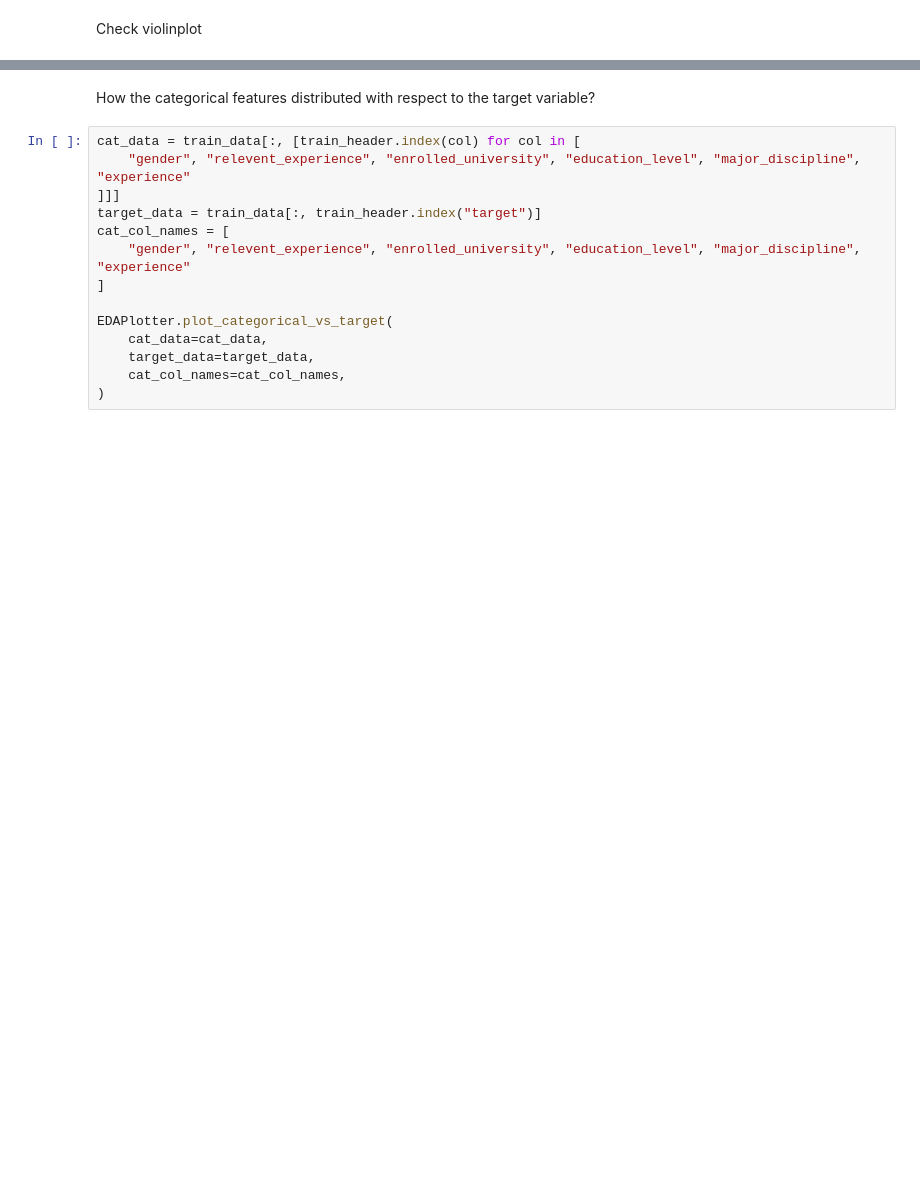
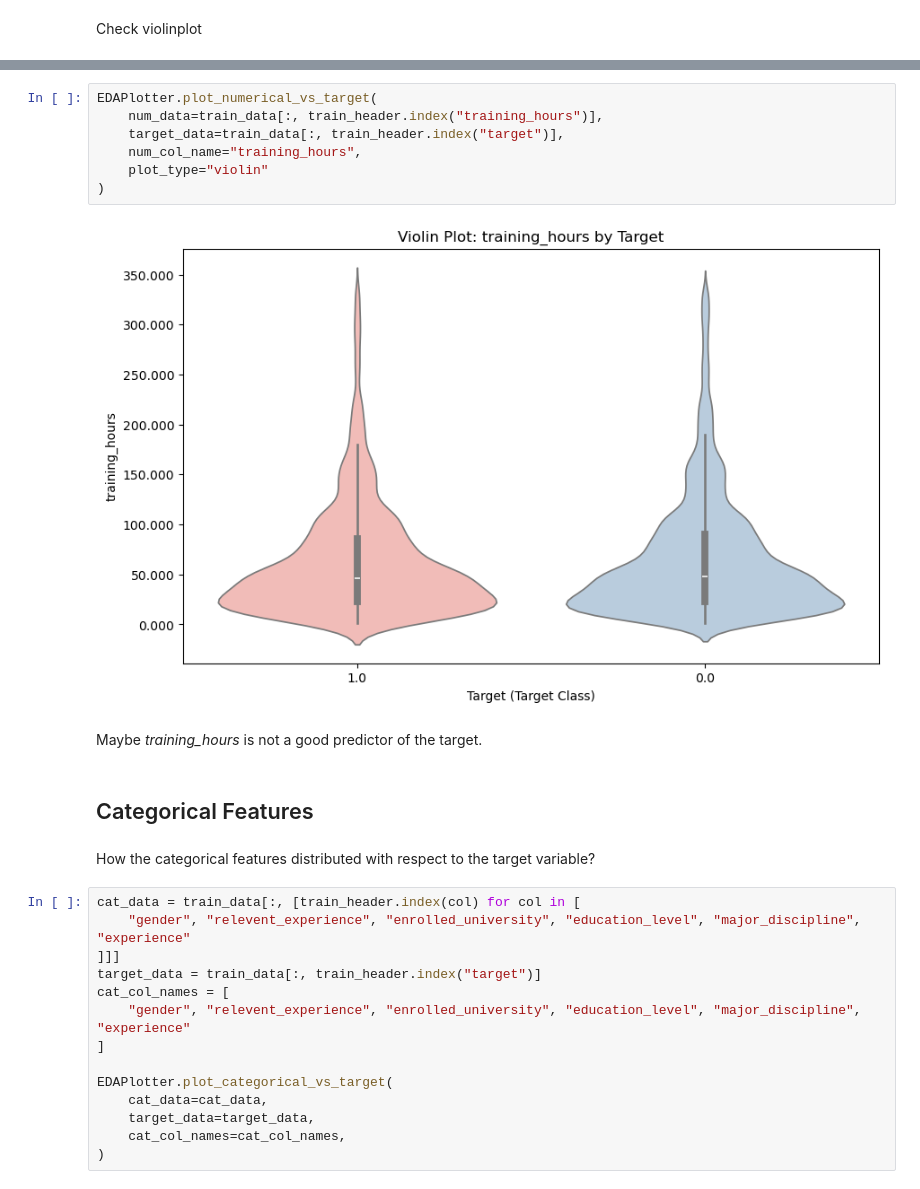
Before and after one commit to ThuongHong/lab2_ds, a Jupyter notebook: notebooks/01_data_exploration.ipynb, the cells around one changed output, grey strips where cells are left out. Cells and saved outputs as stored; diff of their text form; blank space fills up the shorter version.

```diff
--- a/notebooks/01_data_exploration.ipynb
+++ b/notebooks/01_data_exploration.ipynb
@@ -156,3 +160,16 @@ EDAPlotter.plot_numerical_vs_target(
+# %%
+EDAPlotter.plot_numerical_vs_target(
+    num_data=train_data[:, train_header.index("training_hours")],
+    target_data=train_data[:, train_header.index("target")],
+    num_col_name="training_hours",
+    plot_type="violin"
+)
+# %% [output]
+[figure, added]
+# %% [markdown]
+Maybe *training_hours* is not a good predictor of the target.
+# %% [markdown]
+## Categorical Features
 # %% [markdown]
 How the categorical features distributed with respect to the target variable?
 # %%
```
Also changed, not shown: parts of 21 cells of this notebook, 1 other file.
